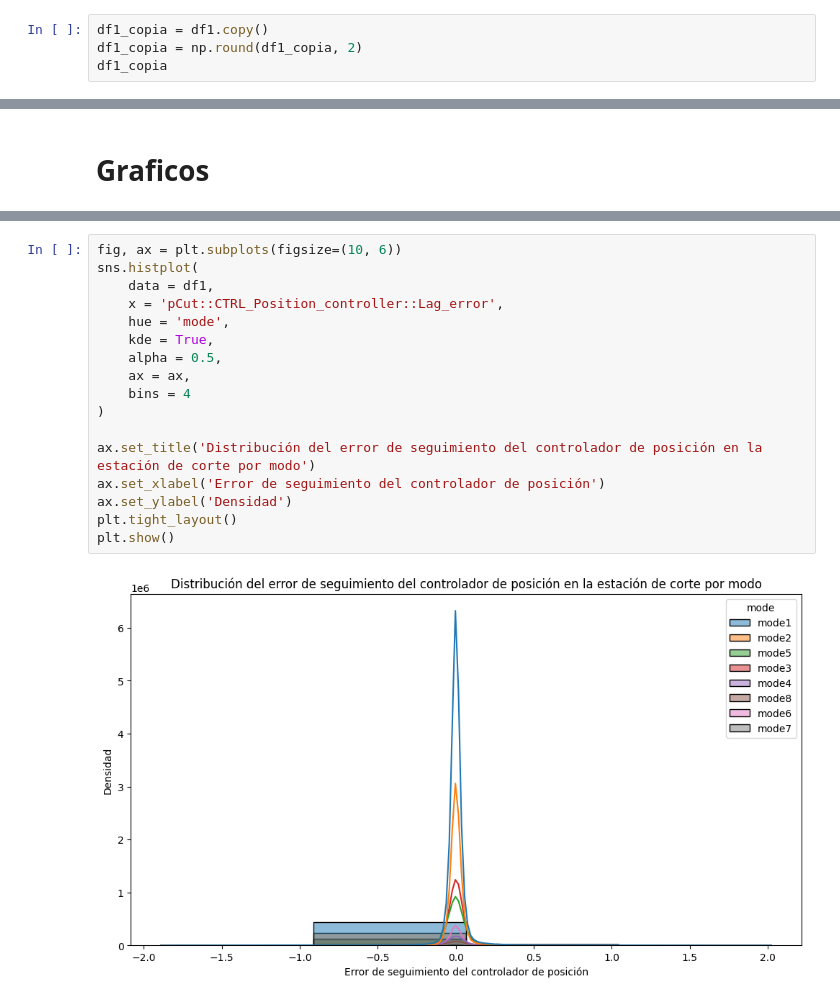
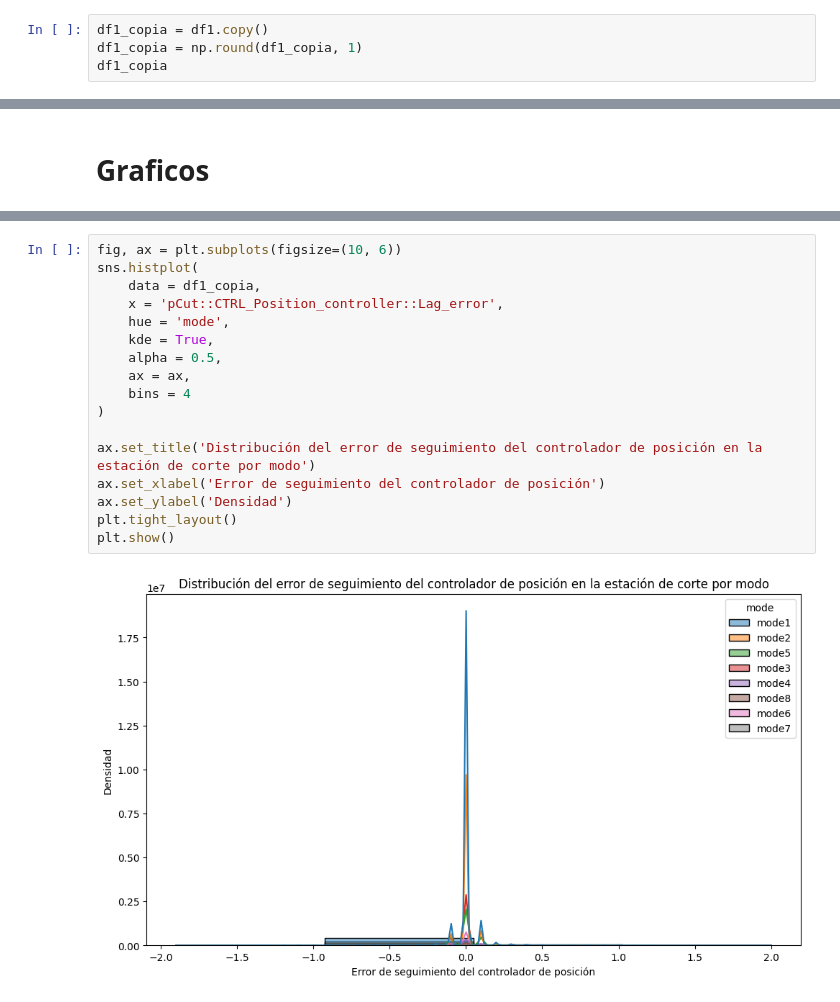
Before and after one commit to maketas1/CuartetoCalavera, a Jupyter notebook: proyecto_Jaime.ipynb, the cells around one changed output, grey strips where cells are left out. Drawn from its saved outputs; the diff is of its cells as text.

```diff
--- a/proyecto_Jaime.ipynb
+++ b/proyecto_Jaime.ipynb
@@ -68,7 +68,7 @@ Name: count, Length: 517, dtype: int64
 # Ejercicio 3
 # %%
 df1_copia = df1.copy()
-df1_copia = np.round(df1_copia, 2)
+df1_copia = np.round(df1_copia, 1)
 df1_copia
 # %% [output]
 |  | timestamp | pCut::Motor_Torque | pCut::CTRL_Position_controller::L... | pCut::CTRL_Position_controller::A... | pCut::CTRL_Position_controller::A... | ... |
@@ -236,22 +236,22 @@ plt.show()
 # %%
 fig, ax = plt.subplots(figsize=(10, 6))
 sns.histplot(
-    data = df1,
+    data = df1_copia,
     x = 'pCut::CTRL_Position_controller::Lag_error',
     hue = 'mode',
     kde = True,
     alpha = 0.5,
     ax = ax,
     bins = 4
 )
 
 ax.set_title('Distribución del error de seguimiento del controlador de posición en la estación de corte por modo')
 ax.set_xlabel('Error de seguimiento del controlador de posición')
 ax.set_ylabel('Densidad')
 plt.tight_layout()
 plt.show()
 # %% [output]
-[figure, old version]
+[figure, new version]
 # %%
 fig, ax = plt.subplots(figsize=(10, 6))
 
```
Also changed, not shown: parts of 18 cells of this notebook.
